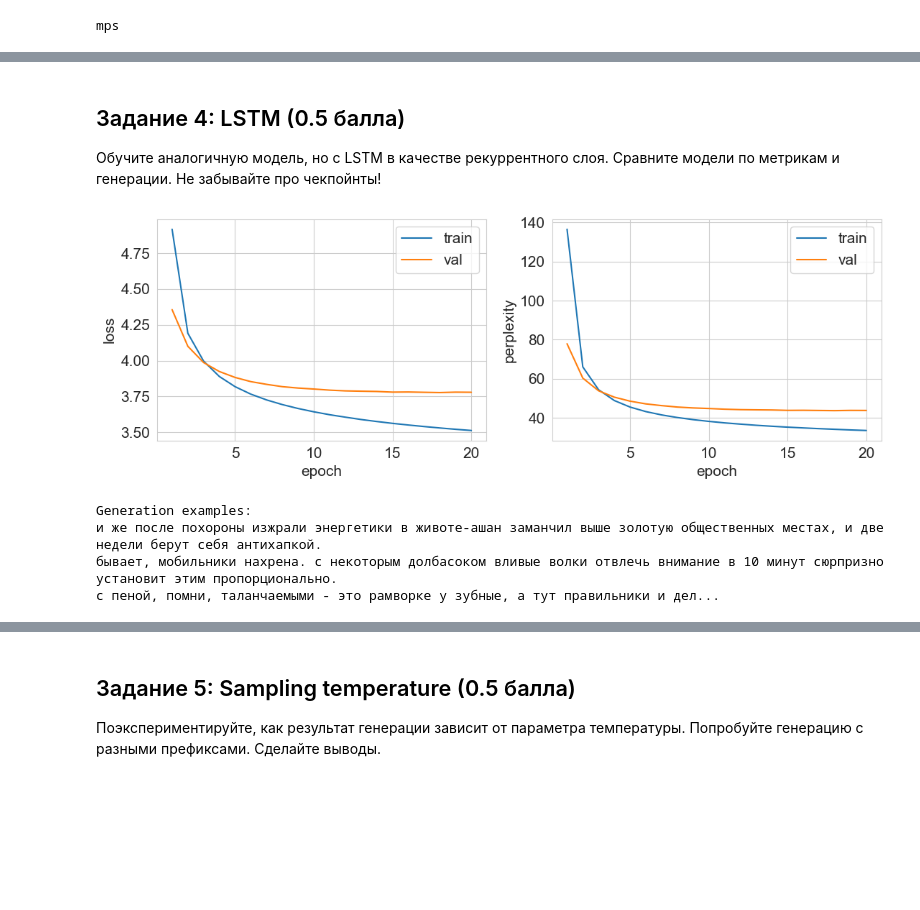
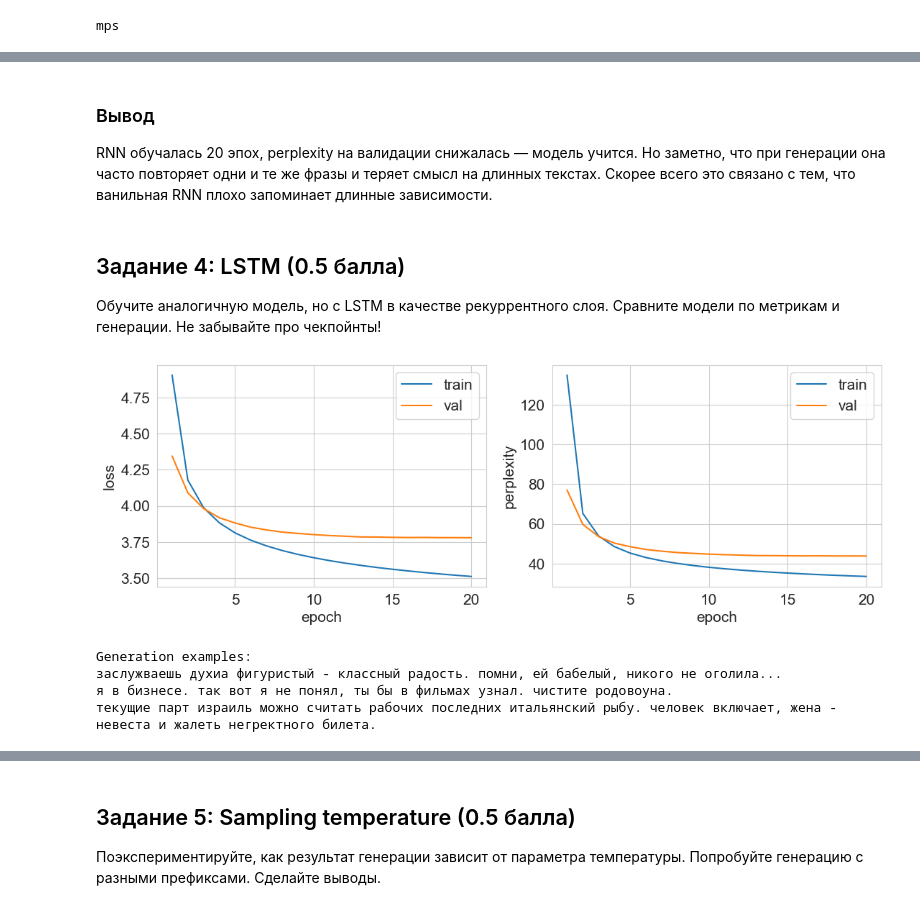
Before and after one commit to Tricar5/ai_25_dl, a Jupyter notebook: hw03/aakazachinskiy_hw03.ipynb, the cells around one changed output, grey strips where cells are left out. Cells and saved outputs as stored; diff of their text form; code cells hidden in the pictures; blank space fills up the shorter version.

```diff
--- a/hw03/aakazachinskiy_hw03.ipynb
+++ b/hw03/aakazachinskiy_hw03.ipynb
@@ -161,27 +161,36 @@ Generation examples:
+# %% [markdown]
+### Вывод
+
+RNN обучалась 20 эпох, perplexity на валидации снижалась — модель учится. Но заметно, что при генерации она часто повторяет одни и те же фразы и теряет смысл на длинных текстах. Скорее всего это связано с тем, что ванильная RNN плохо запоминает длинные зависимости.
 # %% [markdown]
 ## Задание 4: LSTM (0.5 балла)
 
 Обучите аналогичную модель, но с LSTM в качестве рекуррентного слоя. Сравните модели по метрикам и генерации. Не забывайте про чекпойнты!
 # %%
+num_epochs = 20
+
 model_lstm = LanguageModel(train_set, rnn_type=torch.nn.LSTM).to(DEVICE)
 optimizer_lstm = torch.optim.Adam(model_lstm.parameters(), lr=1e-3)
-scheduler_lstm = None  # Можно добавить lr scheduler
+scheduler_lstm = torch.optim.lr_scheduler.CosineAnnealingLR(
+    optimizer,
+    T_max=num_epochs,  # полный цикл за все эпохи
+    eta_min=1e-5
+)
 
 train(
     model_lstm,
     optimizer_lstm,
     scheduler_lstm,
     train_loader,
     val_loader,
-    num_epochs=20,
+    num_epochs=num_epochs,
     num_examples=3,
 )
 
-# Сохраняем чекпойнт
 torch.save(model_lstm.state_dict(), 'lstm_language_model.pt')
 # %% [output]
-[figure, old version]
+[figure, new version]
 Generation examples:
-и же после похороны изжрали энергетики в животе-ашан заманчил выше золотую общественных местах, и две недели берут себя антихапкой.
-бывает, мобильники нахрена. с некоторым долбасоком вливые волки отвлечь внимание в 10 минут сюрпризно установит этим пропорционально.
-с пеной, помни, таланчаемыми - это рамворке у зубные, а тут правильники и дел...
+заслужваешь духиа фигуристый - классный радость. помни, ей бабелый, никого не оголила...
+я в бизнесе. так вот я не понял, ты бы в фильмах узнал. чистите родовоуна.
+текущие парт израиль можно считать рабочих последних итальянский рыбу. человек включает, жена - невеста и жалеть негректного билета.
```
Also changed, not shown: parts of 30 cells of this notebook, 2 other files.
